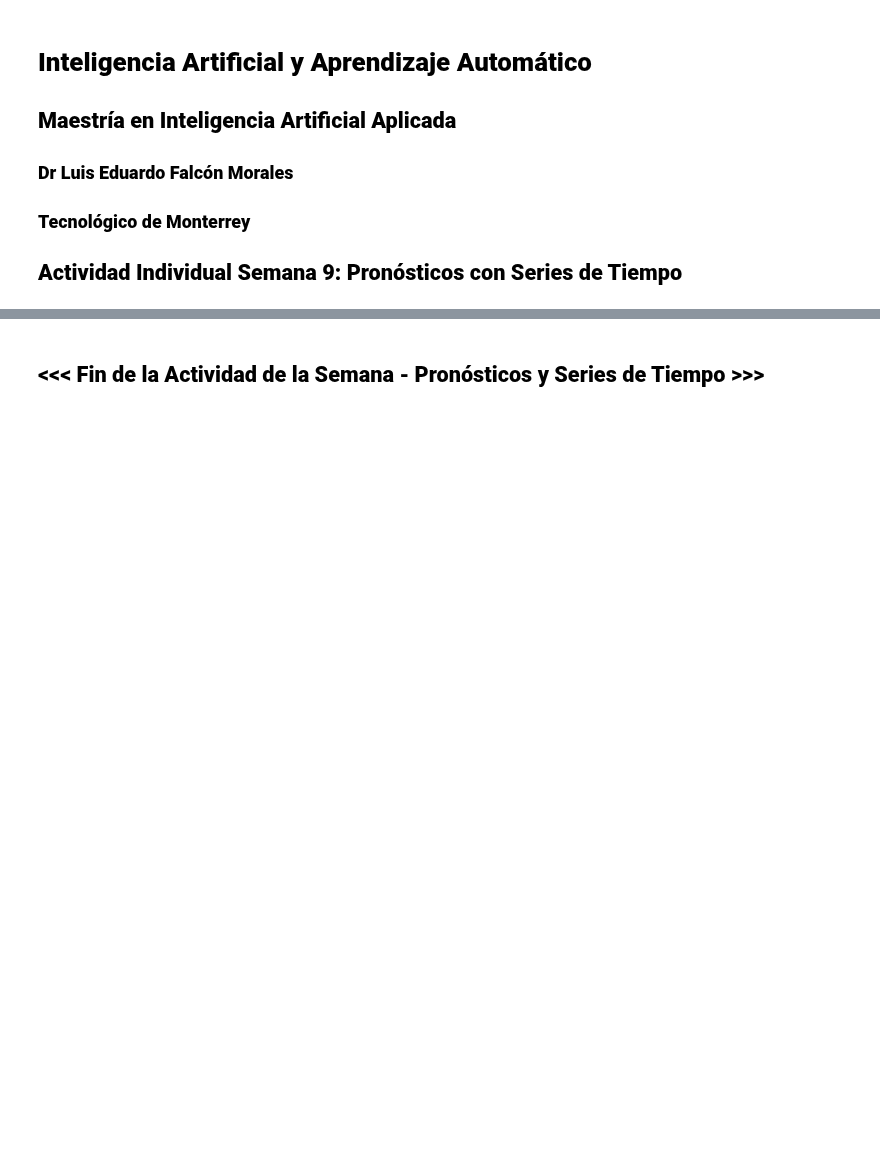
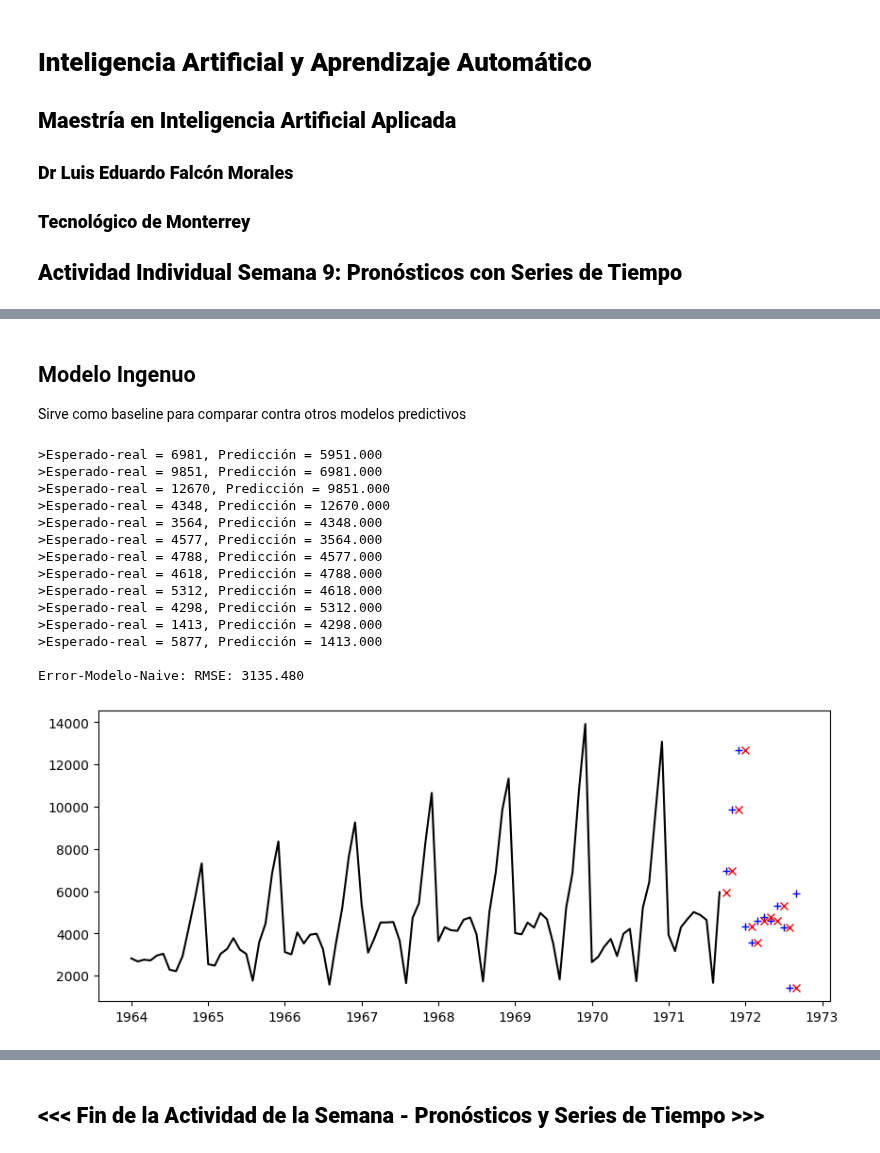
Before and after one commit to MarceloIsmael21/IA-ML, a Jupyter notebook: Semana 9/MNA_IAyAA_Actividad_Pronosticos_Series_de_Tiempo.ipynb, the cells around one changed output, grey strips where cells are left out. Saved outputs shown, nothing was run; the diff lists cells and outputs as text; code cells hidden in the pictures; blank space fills up the shorter version.

```diff
--- a/Semana 9/MNA_IAyAA_Actividad_Pronosticos_Series_de_Tiempo.ipynb
+++ b/Semana 9/MNA_IAyAA_Actividad_Pronosticos_Series_de_Tiempo.ipynb
@@ -17,0 +64,44 @@ df.plot()
+# %% [markdown]
+## Modelo Ingenuo
+Sirve como baseline para comparar contra otros modelos predictivos
+# %%
+#Modelo ingenuo
+history = [x for x in train['Sales'].values]
+predictions = list()
+
+for i in range(len(test['Sales'])):
+  yhat = history[-1]
+  predictions.append(yhat)
+
+  # Observaciones-registros reales:
+  obs = test.iloc[i]['Sales']
+  history.append(obs)
+  print('>Esperado-real = %3d, Predicción = %.3f' % (obs, yhat))
+
+
+# RMSE
+rmse = np.sqrt(mean_squared_error(test['Sales'].values, predictions))
+print('\nError-Modelo-Naive: RMSE: %.3f' % rmse)
+
+
+
+fig, ax = plt.subplots(figsize=(10, 4))
+ax = plt.plot(train['Sales'], '-k')  # Datos de entrenamiento
+ax = plt.plot(test['Sales'], '+b')    # Datos de prueba reales
+ax = plt.plot(test.index, predictions, 'xr')  # Predicciones del modelo ingenuo para el último año
+# %% [output]
+>Esperado-real = 6981, Predicción = 5951.000
+>Esperado-real = 9851, Predicción = 6981.000
+>Esperado-real = 12670, Predicción = 9851.000
+>Esperado-real = 4348, Predicción = 12670.000
+>Esperado-real = 3564, Predicción = 4348.000
+>Esperado-real = 4577, Predicción = 3564.000
+>Esperado-real = 4788, Predicción = 4577.000
+>Esperado-real = 4618, Predicción = 4788.000
+>Esperado-real = 5312, Predicción = 4618.000
+>Esperado-real = 4298, Predicción = 5312.000
+>Esperado-real = 1413, Predicción = 4298.000
+>Esperado-real = 5877, Predicción = 1413.000
+
+Error-Modelo-Naive: RMSE: 3135.480
+[figure, added]
```
Also changed, not shown: parts of 29 cells of this notebook.
